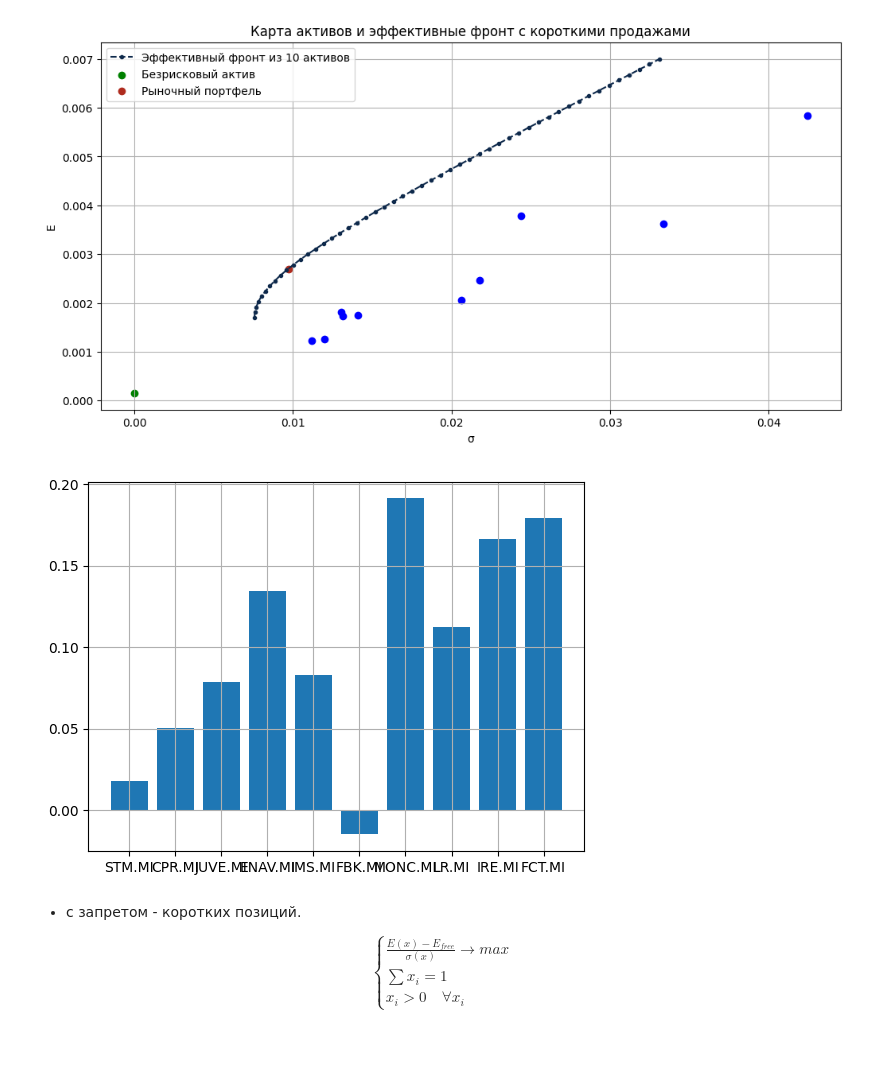
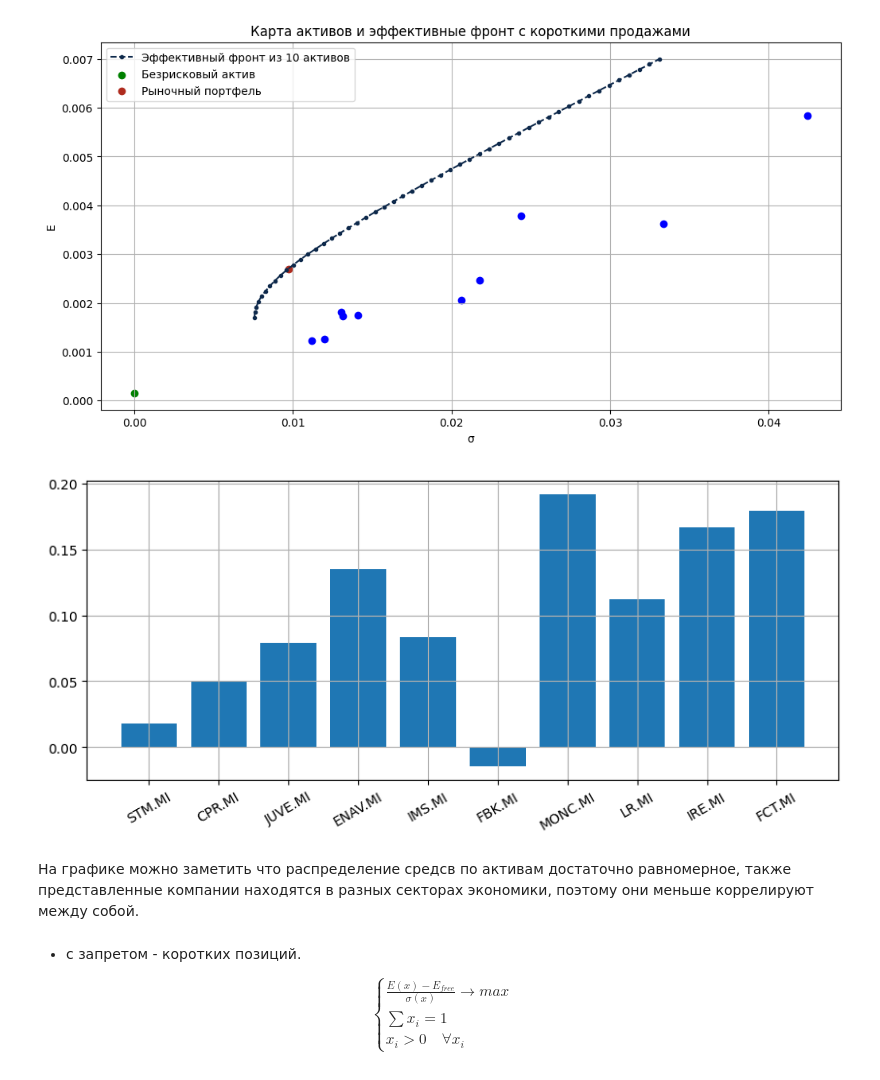
Before and after one commit to LevBugrov/financial-transaction-models, a Jupyter notebook: lab2.ipynb, the cells around one changed output. Cells and saved outputs as stored; diff of their text form; code cells hidden in the pictures; blank space fills up the shorter version.

```diff
--- a/lab2.ipynb
+++ b/lab2.ipynb
@@ -149,6 +149,13 @@ vars = np.empty(N)
 for i in range(N):
   E[i] = statistics.mean(profitability[i])
   vars[i] = math.sqrt(statistics.variance(profitability[i]))
+
+index_r_price = index_r.values.flatten()
+index_r_buffer = np.empty(n-2)
+for i in range(n-2):
+  index_r_buffer[i] = math.log(index_r_price[i+1]/index_r_price[i])
+index_r_mean = statistics.mean(index_r_buffer)
+index_r_var = math.sqrt(statistics.variance(index_r_buffer))
 # %%
 profitability_ = pd.DataFrame(profitability, index=ticker_list_50)
 # %%
@@ -497,0 +572,10 @@ plt.show()
+# %%
+x = ticker_list_10
+y = x_min_risk_ns_my_10
+
+fig, ax = plt.subplots(figsize=(10, 4))
+
+plt.grid()
+ax.bar(x, y)
+plt.xticks(rotation=30)
+plt.show()
@@ -573,14 +664,17 @@ plt.show()
 # %%
 x = ticker_list_10
 y = x_MT
 
-fig, ax = plt.subplots()
+fig, ax = plt.subplots(figsize=(10, 4))
 
 plt.grid()
 ax.bar(x, y)
+plt.xticks(rotation=30)
 plt.show()
 # %% [output]
-[figure, old version]
+[figure, new version]
+# %% [markdown]
+На графике можно заметить что распределение средсв по активам достаточно равномерное, также представленные компании находятся в разных секторах экономики, поэтому они меньше коррелируют между собой.
 # %%
 bounds = ((0, 1),)
 
```
Also changed, not shown: parts of 26 cells of this notebook.
